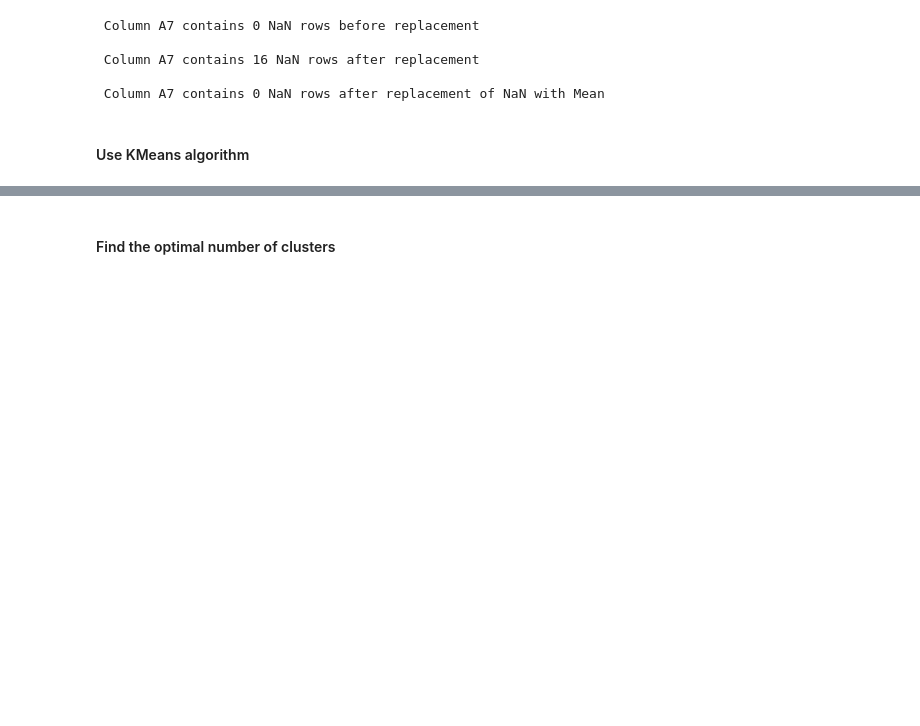
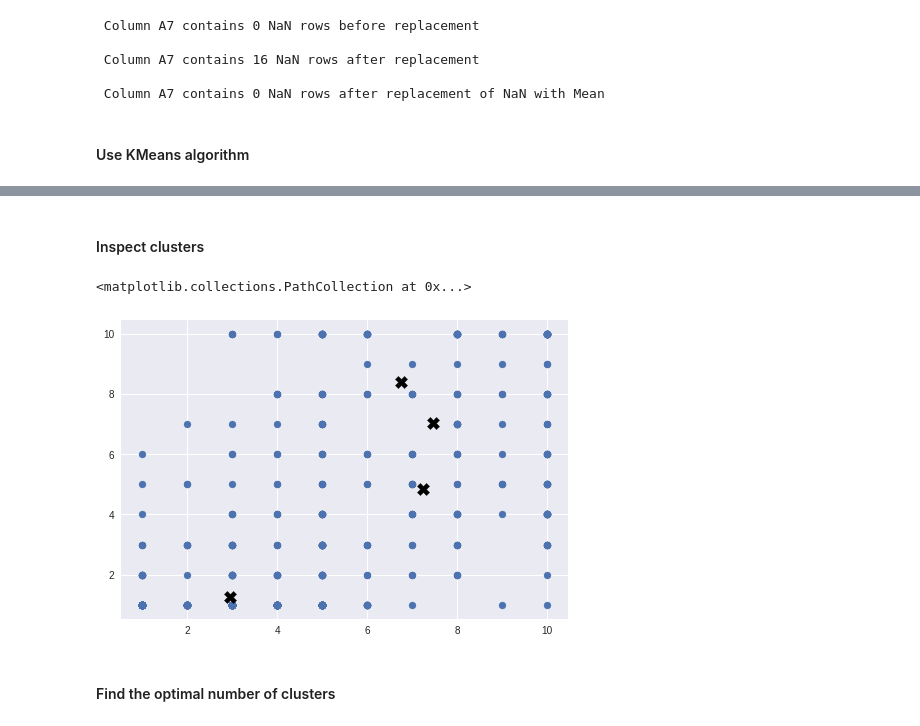
Before and after one commit to iu-data-science-python-i590/final-project-team-python-trio, a Jupyter notebook: Phase2/final_project_phase2.ipynb, the cells around one changed output, grey strips where cells are left out. Cells and saved outputs as stored; diff of their text form; code cells hidden in the pictures; blank space fills up the shorter version.

```diff
--- a/Phase2/final_project_phase2.ipynb
+++ b/Phase2/final_project_phase2.ipynb
@@ -113,5 +115,18 @@ print('\nThe centroids array is a 4 x 9 matrix: {0}'.format(cluster_shape_assert
 
 The centroids array is a 4 x 9 matrix: True
+# %% [markdown]
+#### Inspect clusters
+# %%
+# Assign the columns of centroids: centroids_x, centroids_y
+centroids_x = centroids[:,0]
+centroids_y = centroids[:,1]
+
+# Make a scatter plot of centroids_x and centroids_y
+plt.scatter(data.A2, data.A3)
+plt.scatter(centroids_x, centroids_y, marker = 'X', s=150, c='black')
+# %% [output]
+<matplotlib.collections.PathCollection at 0x...>
+[figure, added]
 # %% [markdown]
 #### Find the optimal number of clusters
 # %%
```
Also changed, not shown: parts of 8 cells of this notebook.
